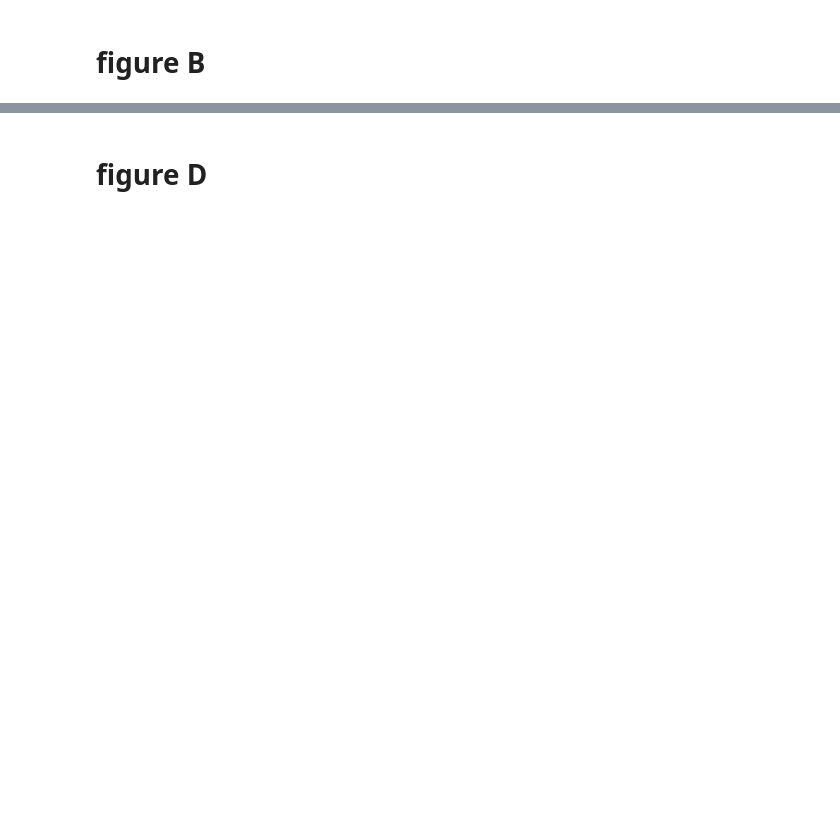
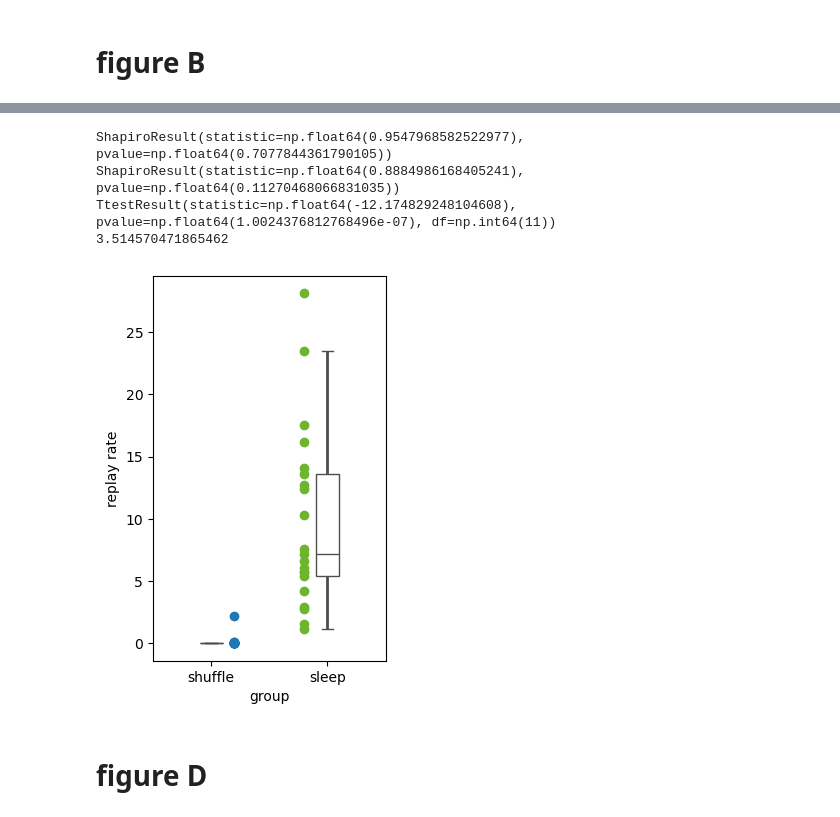
Before and after one commit to EmmettJT/procedural_replay_paper_2025, a Jupyter notebook: ED_5/ED5_plots.ipynb, the cells around one changed output, grey strips where cells are left out. Cells and saved outputs as stored; diff of their text form; code cells hidden in the pictures; blank space fills up the shorter version.

```diff
--- a/ED_5/ED5_plots.ipynb
+++ b/ED_5/ED5_plots.ipynb
@@ -9,2 +151,62 @@
+# %%
+with open(r"Z:\projects\sequence_squad\revision_data\emmett_revisions\Replay_plots_remade\expert\\" + "processed_replay_data.pkl", 'rb') as f:
+    expert_master = pickle.load(f)
+
+
+expert_reactivations_per_min = expert_master['reactivations_per_min']
+
+shuffle_reactivations_per_min = [np.float64(0.0),
+ np.float64(0.0),
+ np.float64(0.0),
+ np.float64(2.2199999999999998),
+ np.float64(0.0),
+ np.float64(0.0),
+ np.float64(0.0),
+ np.float64(0.0),
+ np.float64(0.0),
+ np.float64(0.0),
+ np.float64(0.0),
+ np.float64(0.0),
+ np.float64(0.0),
+ np.float64(0.0),
+ np.float64(0.0),
+ np.float64(0.06),
+ np.float64(0.0),
+ np.float64(0.0),
+ np.float64(0.0),
+ np.float64(0.0),
+ np.float64(0.06)]
+
+
+
+
+fig, ax = plt.subplots(1, 1, figsize=(3, 5))
+
+plt.plot(len(shuffle_reactivations_per_min)*[0.2],shuffle_reactivations_per_min[-21::],'o')
+plt.plot(len(shuffle_reactivations_per_min)*[0.8], expert_reactivations_per_min, 'o', color = '#6DB52D')
+
+
+plt_df = pd.DataFrame({'group': (['shuffle'] * len(shuffle_reactivations_per_min)) + (['sleep'] * len(expert_reactivations_per_min)) , 'replay rate': list(shuffle_reactivations_per_min)+list(expert_reactivations_per_min)})
+ax = sns.boxplot(y='replay rate', x='group', data=plt_df, color='blue', width=.2, zorder=10,
+                    showcaps=True, boxprops={'facecolor': 'none', "zorder": 10},
+                    showfliers=False, whiskerprops={'linewidth': 2, "zorder": 10},
+                    saturation=1, orient='v')
+
+#STATS
+print(scipy.stats.shapiro(shuffle_events_per_min))
+print(scipy.stats.shapiro(non_shuff_events_per_min))
+
+#paired t-test
+print(scipy.stats.ttest_rel(shuffle_events_per_min, non_shuff_events_per_min))
+
+diff =  non_shuff_events_per_min - shuffle_events_per_min
+cohen_d = diff.mean() / diff.std(ddof=1)
+print(cohen_d)
+# %% [output]
+ShapiroResult(statistic=np.float64(0.9547968582522977), pvalue=np.float64(0.7077844361790105))
+ShapiroResult(statistic=np.float64(0.8884986168405241), pvalue=np.float64(0.11270468066831035))
+TtestResult(statistic=np.float64(-12.174829248104608), pvalue=np.float64(1.0024376812768496e-07), df=np.int64(11))
+3.514570471865462
+[figure, added]
 # %% [markdown]
 # figure D
```
Also changed, not shown: parts of 11 cells of this notebook, 4 other files.
